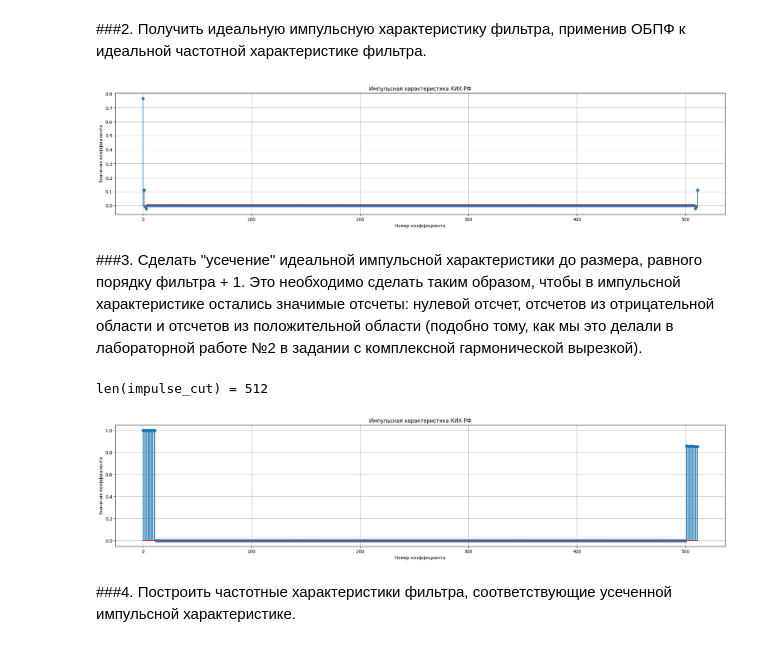
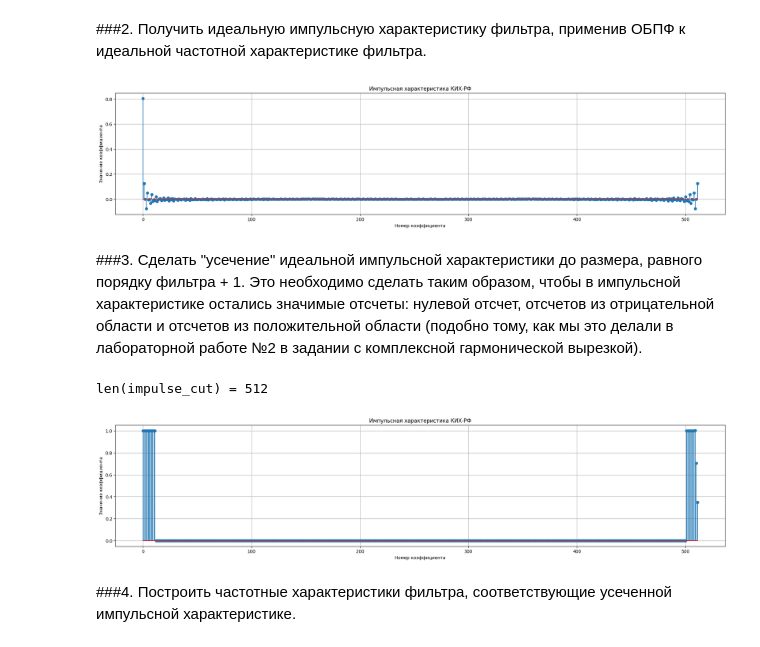
Before and after one commit to Shuregg/dsp-labs, a Jupyter notebook: DSP_lab4_filters.ipynb, the cells around one changed output. Drawn from its saved outputs; the diff is of its cells as text; code cells hidden in the pictures.

```diff
--- a/DSP_lab4_filters.ipynb
+++ b/DSP_lab4_filters.ipynb
@@ -104,27 +104,31 @@ for i in range(len(window_types)):
 # %%
 from scipy.fftpack import fft, fftfreq, ifft
 # ideal_impulse = ifft(abs(h))
-absh = abs(h)
+
+filter_coefs_ideal = firwin2(num_coefs[0], test_freqs, test_gains, fs=fs, window=window_types[0])
+# Анализ характеристик фильтра
+w_ideal, h_ideal = freqz(filter_coefs_ideal)
+absh = abs(h_ideal)
 absh_ifft = ifft(absh)
 # print(f'impulse_cut =\n{impulse_cut}')
 # print(f'len(h) = {len(h)},\nh =\n{h}')
 # print(f'len(ideal_impulse) = {len(ideal_impulse)},\nideal_impulse =\n{ideal_impulse}')
 plt.figure( figsize=(25, 5))
 plt.stem(absh_ifft)
 plt.title('Импульсная характеристика КИХ-РФ')
 plt.xlabel('Номер коэффициента')
 plt.ylabel('Значение коэффициента')
 plt.grid(True)
 # %% [output]
-[figure, old version]
+[figure, new version]
 # %% [markdown]
 ###3. Сделать "усечение" идеальной импульсной характеристики до размера, равного порядку фильтра + 1. Это необходимо сделать таким образом, чтобы в импульсной характеристике остались значимые отсчеты: нулевой отсчет, отсчетов из отрицательной области и отсчетов из положительной области (подобно тому, как мы это делали в лабораторной работе №2 в задании с комплексной гармонической вырезкой).
 # %%
 # print(h)
 # absh = h
-absh = abs(h)
+absh = abs(h_ideal)
 
-imp_len = len(abs(h))
+imp_len = len(abs(h_ideal))
 Nf_h = int((Nf-1)/2)
 
 impulse_cut = np.concatenate((absh[0 : Nf_h + 1], np.zeros(imp_len - Nf), absh[imp_len - Nf_h : imp_len]))
@@ -139,7 +143,7 @@ plt.ylabel('Значение коэффициента')
 plt.grid(True)
 # %% [output]
 len(impulse_cut) = 512
-[figure, old version]
+[figure, new version]
 # %% [markdown]
 ###4. Построить частотные характеристики фильтра, соответствующие усеченной импульсной характеристике.
 # %% [markdown]
```
